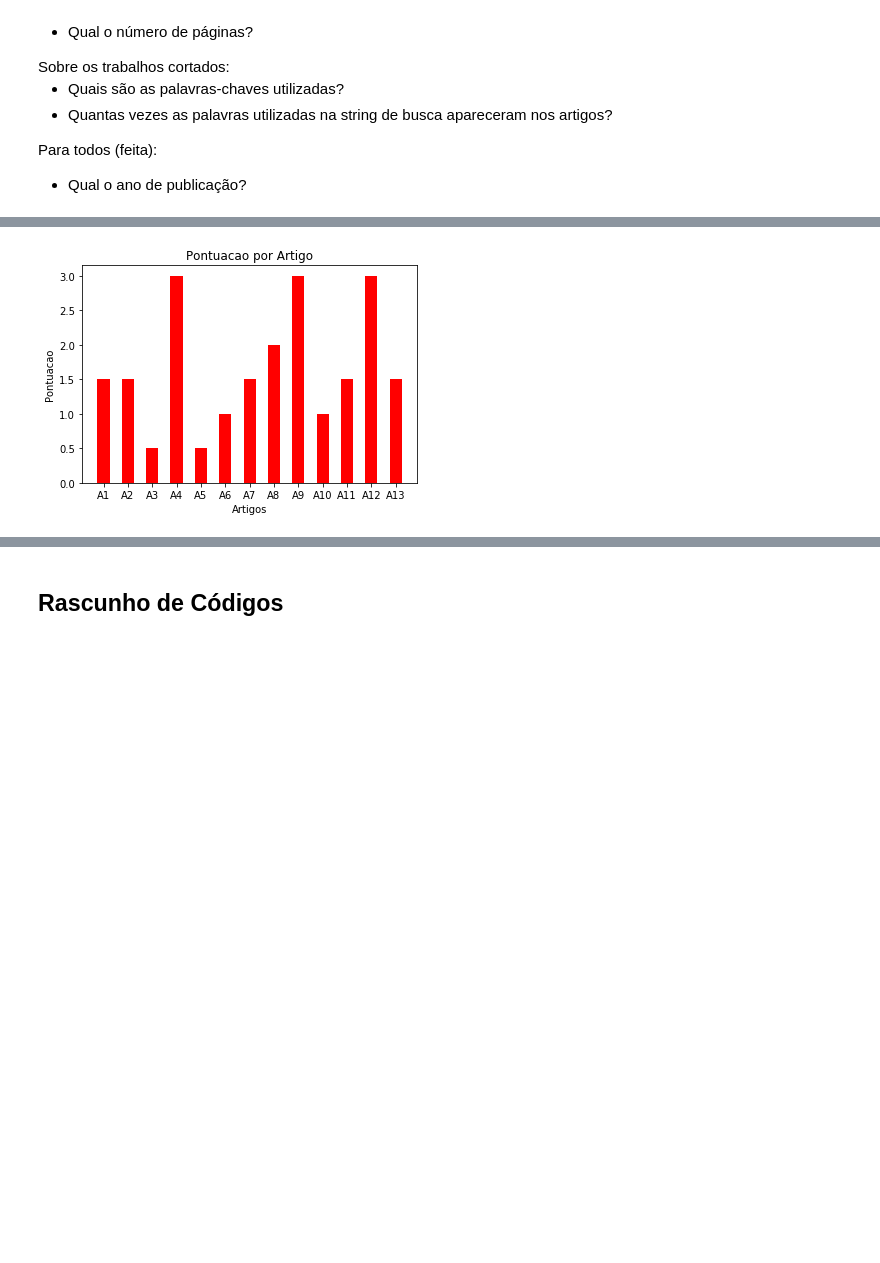
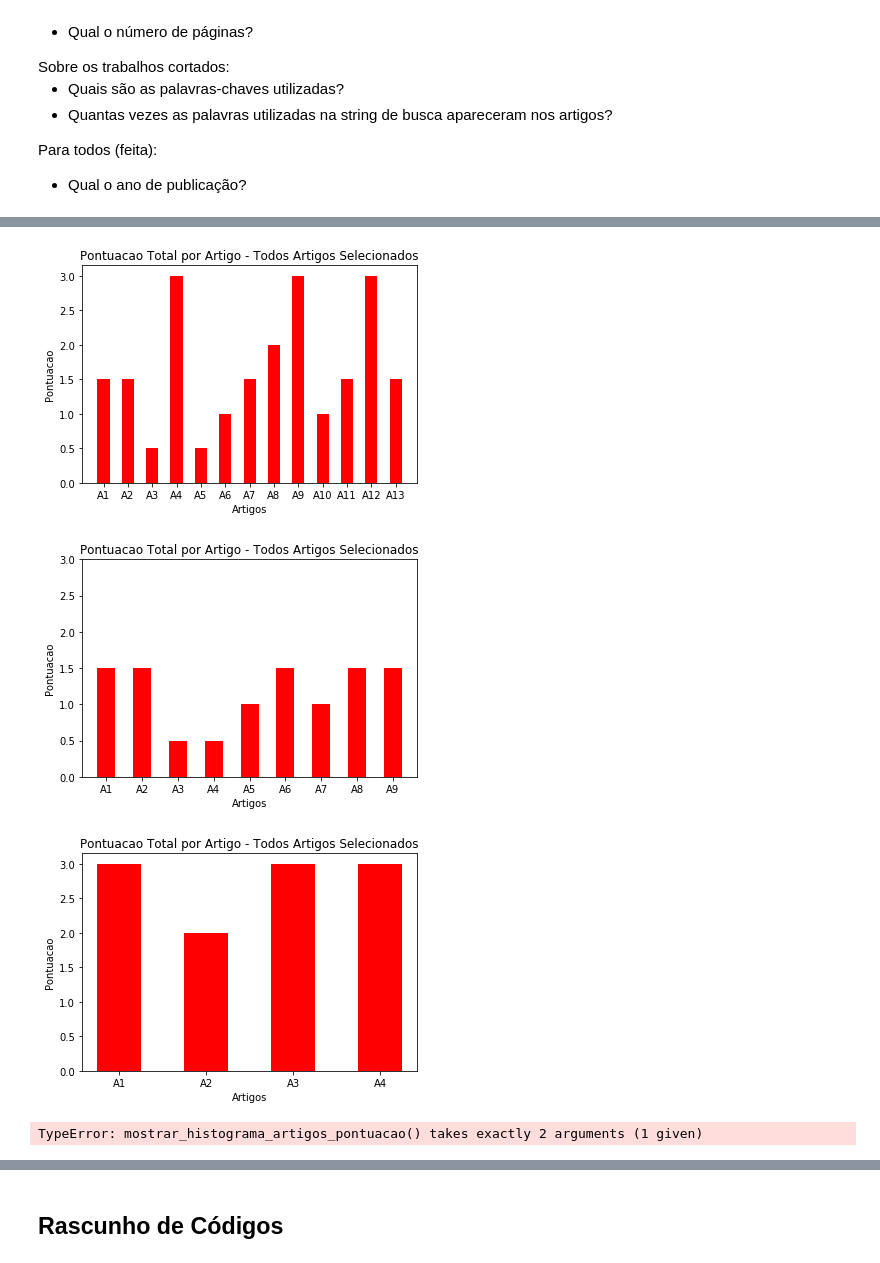
Before and after one commit to esponja92/codigoslr, a Jupyter notebook: SLR_Script.ipynb, the cells around one changed output, grey strips where cells are left out. Cells and saved outputs as stored; diff of their text form; code cells hidden in the pictures; blank space fills up the shorter version.

Commit message:
Gráficos consertados - Menos um rs

```diff
--- a/SLR_Script.ipynb
+++ b/SLR_Script.ipynb
@@ -30,8 +30,8 @@ import scipy.stats as stats
 # %%
 '''Importar os CSVs'''
 
-df1 = pd.DataFrame(pd.read_csv("todos.csv"))
+#df1 = pd.DataFrame(pd.read_csv("todos.csv"))
 df2 = pd.DataFrame(pd.read_csv("menosdedois.csv"))
 df3 = pd.DataFrame(pd.read_csv("maisdedois.csv"))
-df1
+df3
 # %% [output]
@@ -74,28 +68,36 @@ def mostrar_grafico_artigos_por_ano(df):
 # %%
 def mostrar_grafico_pontuacao_total_por_artigo(df):
     somatorio = pd.DataFrame(np.array(df.iloc[1:,7]))
     somatorio.columns = ['somatorio']
     somatorio = somatorio.apply(pd.to_numeric)
 
     s = somatorio['somatorio']
 
     N = len(s)
     ind = np.arange(N)    # the x locations for the groups
     width = 0.5       # the width of the bars: can also be len(x) sequence
 
     p1t = plt.bar(ind, s, width, color='red', align='center')
 
     plt.autoscale(enable=True, axis='both', tight=None)
     plt.ylabel('Pontuacao')
     plt.xlabel('Artigos')
-    plt.title('Pontuacao por Artigo')
-    plt.xticks(ind,('A1','A2','A3','A4','A5','A6','A7','A8','A9','A10','A11','A12', 'A13'))
+    plt.title('Pontuacao Total por Artigo - Todos Artigos Selecionados')
+#     plt.xticks(ind,('A1','A2','A3','A4','A5','A6','A7','A8','A9','A10','A11','A12', 'A13'))
+    '''Mais de 2 Pontos'''
+    plt.xticks(ind,('A4','A2','A3','A4','A5','A6','A7','A8','A9','A10','A11','A12', 'A13'))
+    '''Menos de 2 Pontos'''
+#     plt.xticks(ind,('A1','A2','A3','A4','A5','A6','A7','A8','A9','A10','A11','A12', 'A13'))
     plt.yticks(np.arange(0, 3.5, 0.5))
     plt.show()
 
 mostrar_grafico_pontuacao_total_por_artigo(df1)
+mostrar_grafico_pontuacao_total_por_artigo(df2)
+mostrar_grafico_pontuacao_total_por_artigo(df3)
 # %% [output]
-[figure, old version]
+[figure, new version]
+[figure, added]
+[figure, added]
 # %%
 def mostrar_histograma_artigos_pontuacao(df, normalizado):
 
@@ -111,6 +113,12 @@ def mostrar_histograma_artigos_pontuacao(df, normalizado):
     plt.xlabel("Pontuacao")
     plt.ylabel("Numero de Artigos")
     plt.show()
+
+mostrar_histograma_artigos_pontuacao(df1)
+mostrar_histograma_artigos_pontuacao(df2)
+mostrar_histograma_artigos_pontuacao(df3)
+# %% [output]
+TypeError: mostrar_histograma_artigos_pontuacao() takes exactly 2 arguments (1 given)
 # %%
 def mostrar_grafico_pontuacao_parcial_por_artigo(df):
 
```
Also changed, not shown: parts of 5 cells of this notebook.
